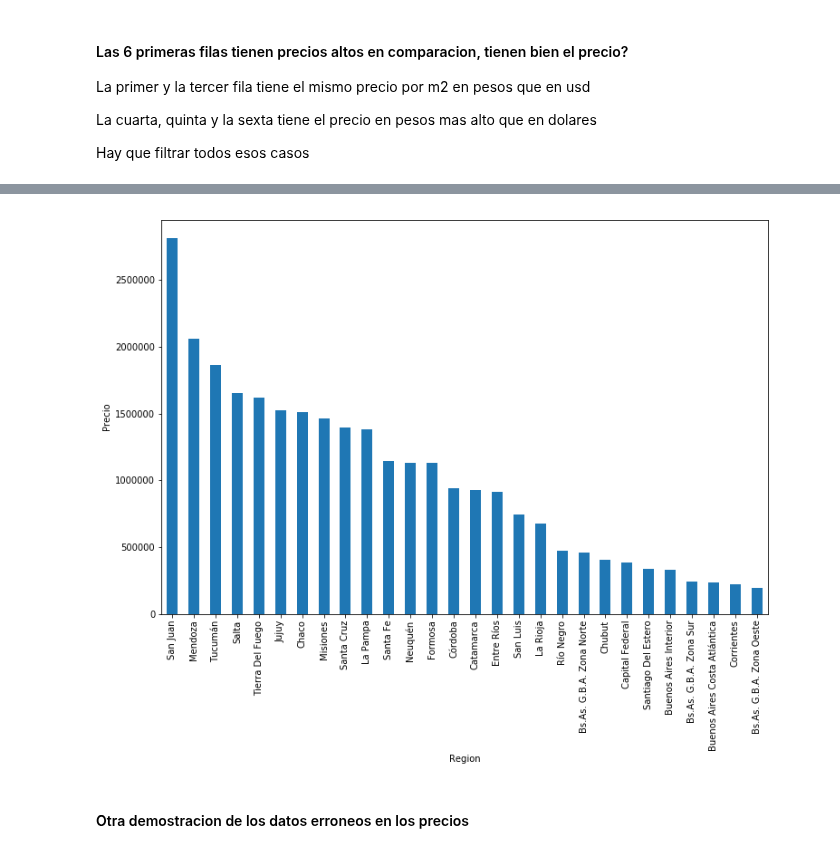
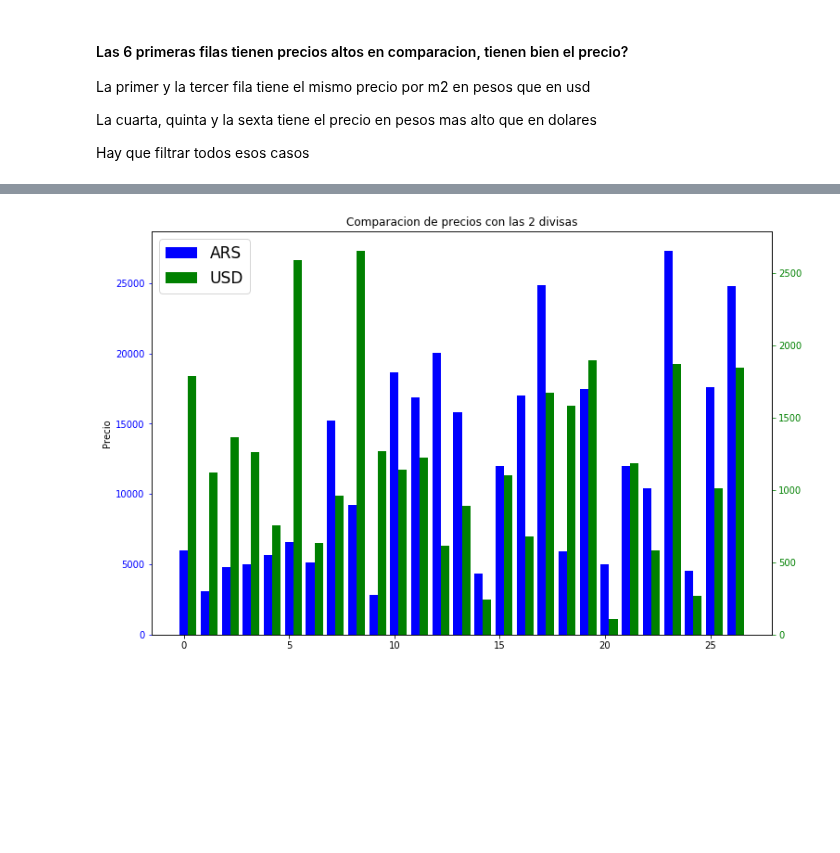
Before and after one commit to AlejandroDaneri/Machine-Learning-Properati, a Jupyter notebook: TP.ipynb, the cells around one changed output, grey strips where cells are left out. Saved outputs shown, nothing was run; the diff lists cells and outputs as text; code cells hidden in the pictures; blank space fills up the shorter version.

```diff
--- a/TP.ipynb
+++ b/TP.ipynb
@@ -124,10 +171,27 @@ plt.show()
-# %%
-ranking_precios3 = propiedades_con_precio.groupby('region').mean()['price'].sort_values(ascending=False)
-ranking_precios3.plot(kind='bar',figsize=(12,8))
-plt.xlabel('Region')
-plt.ylabel('Precio')
-plt.show()
-# %% [output]
-[figure, removed]
-# %% [markdown]
-#### Otra demostracion de los datos erroneos en los precios
+# %%
+ranking_precios_usd = filtrado2.groupby('region').mean()['price_usd_per_m2']
+ranking_precios_ars = filtrado2.groupby('region').mean()['price_per_m2']
+# %%
+N = filtrado2.region.drop_duplicates().count()
+
+ind = np.arange(N)  # the x locations for the groups
+width = 0.40       # the width of the bars
+
+fig, ax1 = plt.subplots(figsize=(12,8))
+ars= ax1.bar(ind, ranking_precios_ars, width, color='b')
+ax1.tick_params('y', colors='b')
+
+ax2 = ax1.twinx()
+usd = ax2.bar(ind + width, ranking_precios_usd, width, color='g')
+ax2.tick_params('y', colors='g')
+
+# add some text for labels, title and axes ticks
+ax1.set_ylabel('Precio')
+ax1.set_title('Comparacion de precios con las 2 divisas')
+#ax.set_xticks(ind + width / 2)
+#ax1.set_xticklabels(filtrado2.region.drop_duplicates().values) #funcionaria si no fuera por los acentos
+
+ax1.legend((ars, usd), ('ARS', 'USD'),fontsize = 17)
+plt.show()
+# %% [output]
+[figure, added]
```
Also changed, not shown: parts of 14 cells of this notebook.
